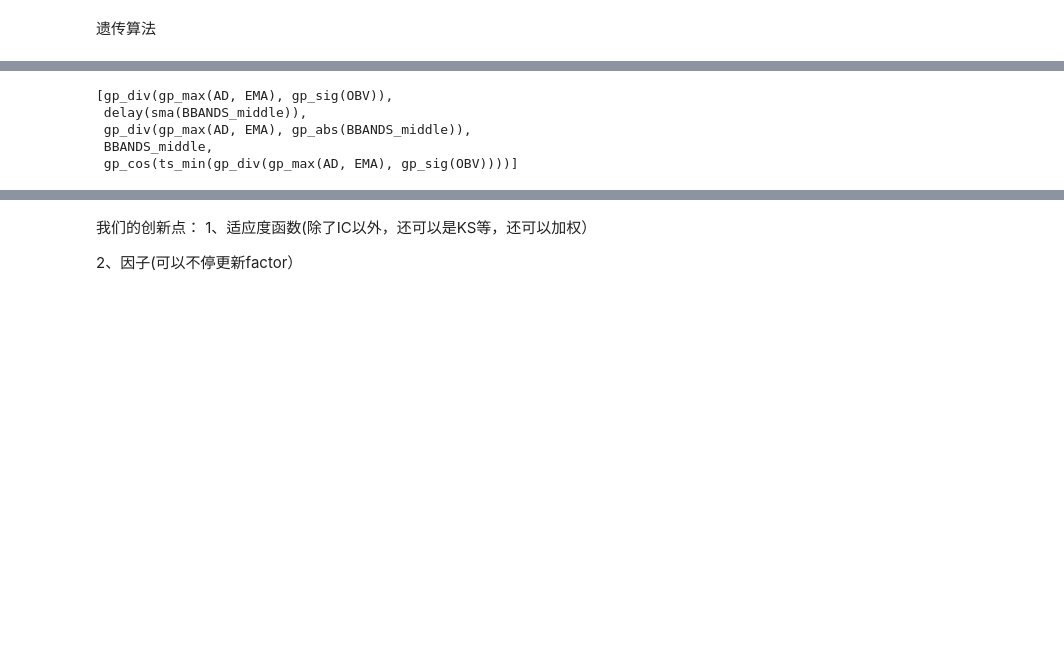
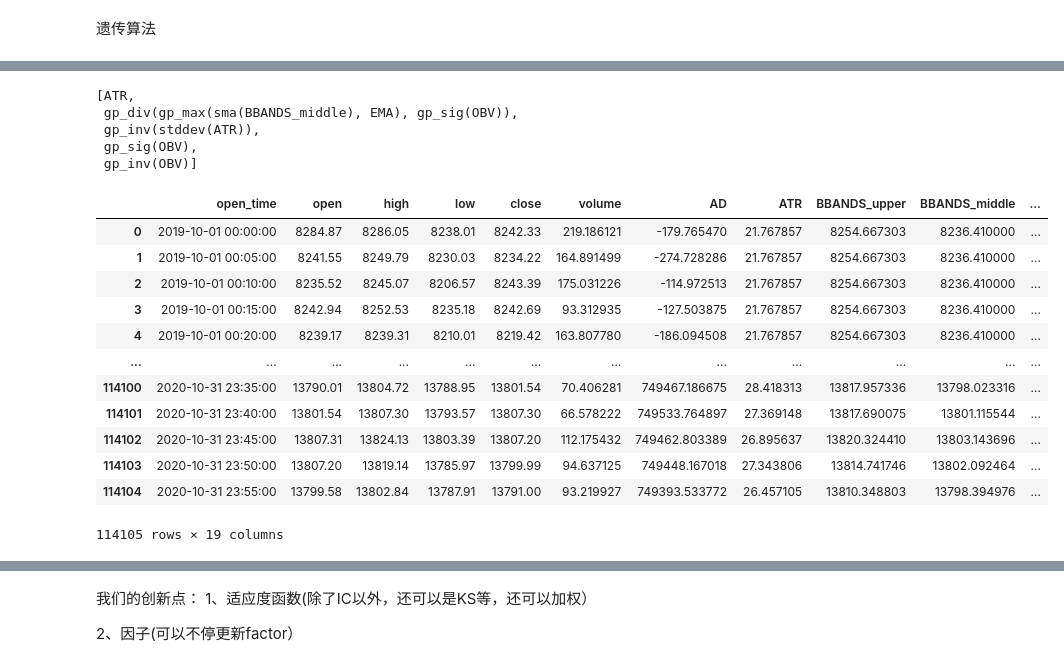
Before and after one commit to MaySVT/Quantitative-Trading-System, a Jupyter notebook: Framework/genetic algorithm/Example.ipynb, the cells around one changed output, grey strips where cells are left out. Drawn from its saved outputs; the diff is of its cells as text; code cells hidden in the pictures; blank space fills up the shorter version.

```diff
--- a/Framework/genetic algorithm/Example.ipynb
+++ b/Framework/genetic algorithm/Example.ipynb
@@ -126,10 +144,10 @@ X = df[factor_lst][:-1]
 y = df['pnl'][1:]
 X_train,X_test,y_train,y_test = train_test_split(X,y,train_size=0.8)
 # %%
-generations = 2 #迭代的次数
+generations = 3 #迭代的次数
 population_size = 20  #种群规模(每一代个体数目即初始树的个数)
 tournament_size = 10  #迭代一次进入下一次迭代数量
-hall_of_fame = 10 #备选数量
+hall_of_fame = 20 #备选数量
 n_components = 5 #返回公式个数
 random_state=666 #锁随机子可以随便写个整数
 n_jobs = -1 #CPU核心个数.-1为全部核心
@@ -149,7 +167,8 @@ gp = genetic.SymbolicTransformer(
                         n_components = n_components,
                         n_jobs =n_jobs,
                         init_method=init_method,
-                        init_depth = init_depth
+                        init_depth = init_depth,
+                        verbose=1
                          )
 gp.fit(X_train, y_train)
 # %% [output]
@@ -170,8 +196,31 @@ SymbolicTransformer(feature_names=['AD', 'ATR', 'BBANDS_upper', 'BBANDS_middle',
 # %%
 print(gp)
 # %% [output]
-[gp_div(gp_max(AD, EMA), gp_sig(OBV)),
- delay(sma(BBANDS_middle)),
- gp_div(gp_max(AD, EMA), gp_abs(BBANDS_middle)),
- BBANDS_middle,
- gp_cos(ts_min(gp_div(gp_max(AD, EMA), gp_sig(OBV))))]
+[ATR,
+ gp_div(gp_max(sma(BBANDS_middle), EMA), gp_sig(OBV)),
+ gp_inv(stddev(ATR)),
+ gp_sig(OBV),
+ gp_inv(OBV)]
+# %%
+factor = 'OBV'
+locals()[factor] = 2
+# %%
+for factor in factor_lst:
+    locals()[factor] = df[factor].to_numpy()
+for g in gp:
+    df[str(g)]=eval(str(g))
+df
+# %% [output]
+|  | open_time | open | high | low | close | volume | AD | ATR | BBANDS_upper | BBANDS_middle | ... |
+| 0 | 2019-10-01 00:00:00 | 8284.87 | 8286.05 | 8238.01 | 8242.33 | 219.186121 | -179.765470 | 21.767857 | 8254.667303 | 8236.410000 | ... |
+| 1 | 2019-10-01 00:05:00 | 8241.55 | 8249.79 | 8230.03 | 8234.22 | 164.891499 | -274.728286 | 21.767857 | 8254.667303 | 8236.410000 | ... |
+| 2 | 2019-10-01 00:10:00 | 8235.52 | 8245.07 | 8206.57 | 8243.39 | 175.031226 | -114.972513 | 21.767857 | 8254.667303 | 8236.410000 | ... |
+| 3 | 2019-10-01 00:15:00 | 8242.94 | 8252.53 | 8235.18 | 8242.69 | 93.312935 | -127.503875 | 21.767857 | 8254.667303 | 8236.410000 | ... |
+| 4 | 2019-10-01 00:20:00 | 8239.17 | 8239.31 | 8210.01 | 8219.42 | 163.807780 | -186.094508 | 21.767857 | 8254.667303 | 8236.410000 | ... |
+| ... | ... | ... | ... | ... | ... | ... | ... | ... | ... | ... | ... |
+| 114100 | 2020-10-31 23:35:00 | 13790.01 | 13804.72 | 13788.95 | 13801.54 | 70.406281 | 749467.186675 | 28.418313 | 13817.957336 | 13798.023316 | ... |
+| 114101 | 2020-10-31 23:40:00 | 13801.54 | 13807.30 | 13793.57 | 13807.30 | 66.578222 | 749533.764897 | 27.369148 | 13817.690075 | 13801.115544 | ... |
+| 114102 | 2020-10-31 23:45:00 | 13807.31 | 13824.13 | 13803.39 | 13807.20 | 112.175432 | 749462.803389 | 26.895637 | 13820.324410 | 13803.143696 | ... |
+| 114103 | 2020-10-31 23:50:00 | 13807.20 | 13819.14 | 13785.97 | 13799.99 | 94.637125 | 749448.167018 | 27.343806 | 13814.741746 | 13802.092464 | ... |
+| 114104 | 2020-10-31 23:55:00 | 13799.58 | 13802.84 | 13787.91 | 13791.00 | 93.219927 | 749393.533772 | 26.457105 | 13810.348803 | 13798.394976 | ... |
+114105 rows × 19 columns
```
Also changed, not shown: parts of 10 cells of this notebook, 3 other files.
